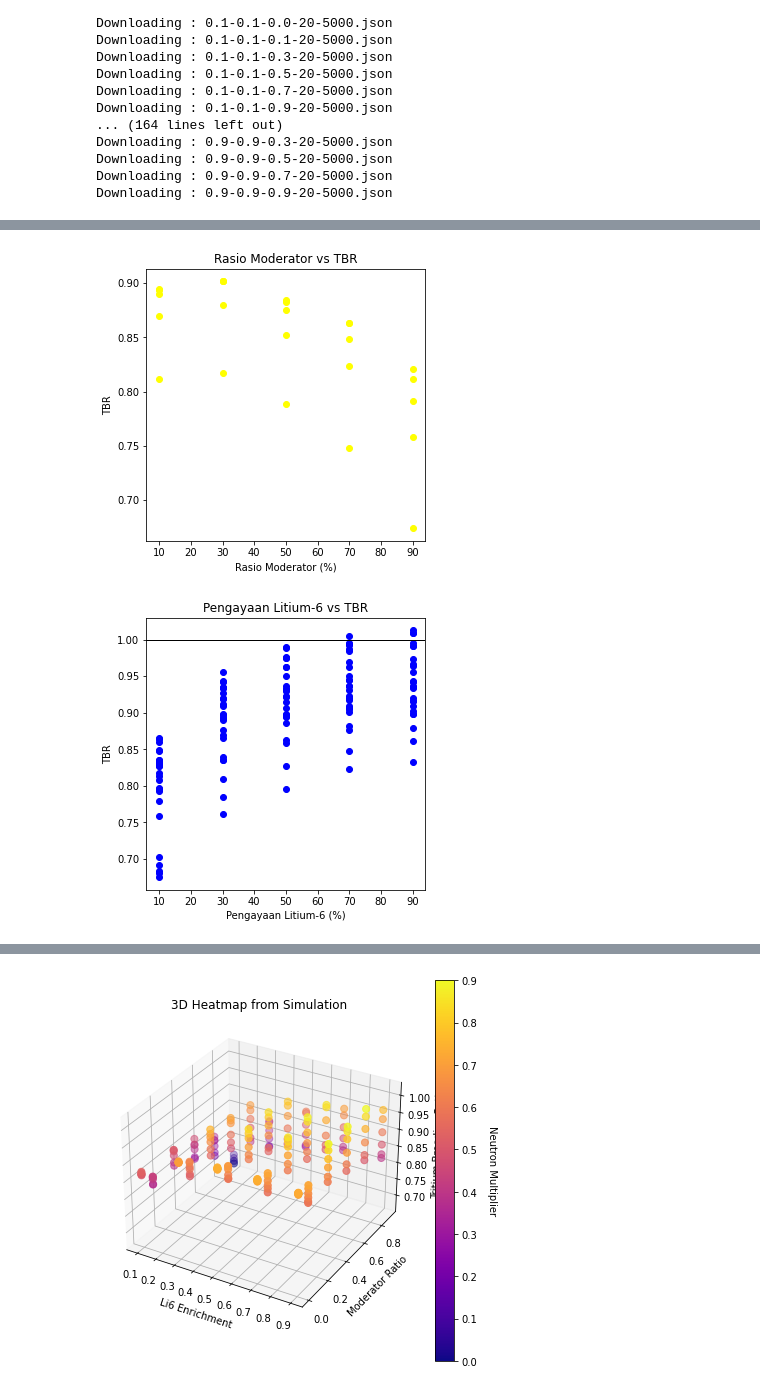
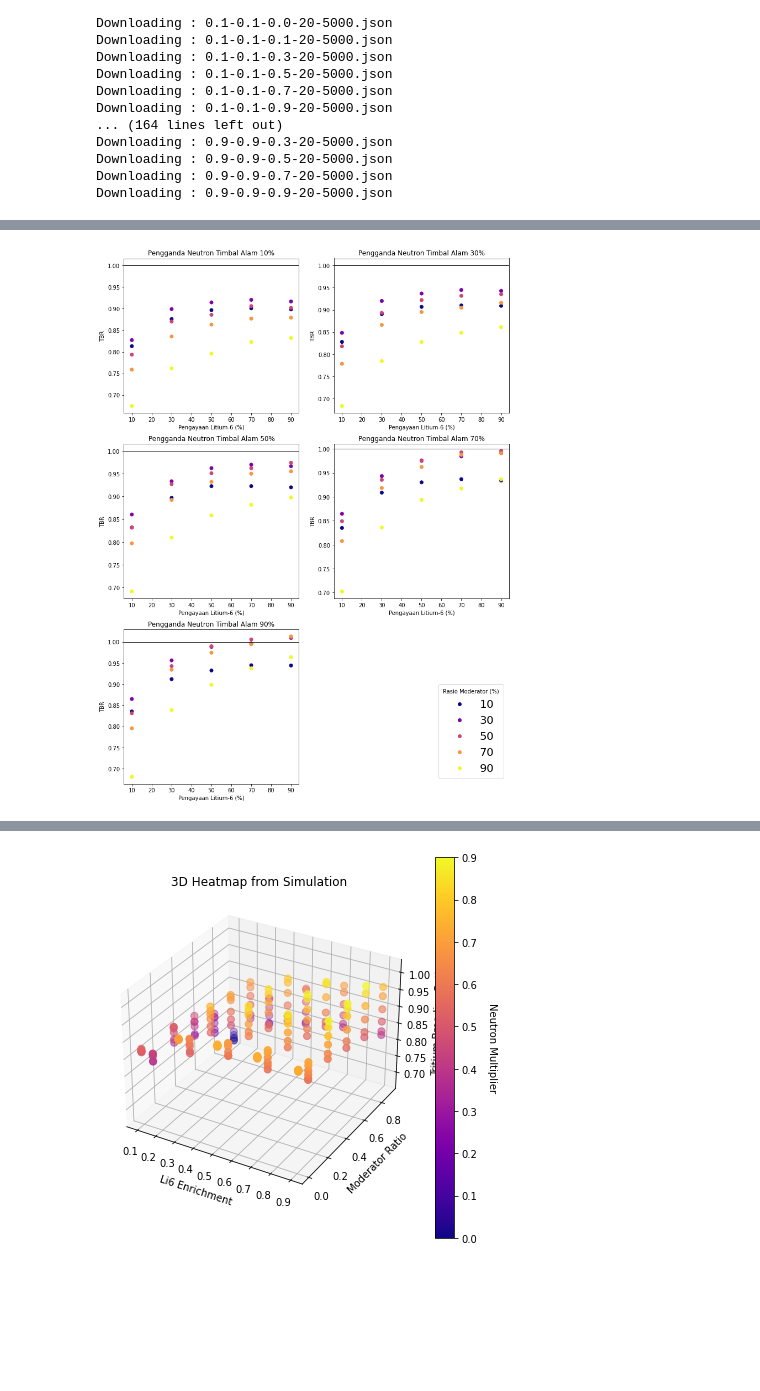
Before and after one commit to husni-zuhdi/husni-undergrad-thesis, a Jupyter notebook: jupyter-notebooks/2-data-analysis/2_Data_Analysis-combined.ipynb, the cells around one changed output, grey strips where cells are left out. Saved outputs shown, nothing was run; the diff lists cells and outputs as text; code cells hidden in the pictures; blank space fills up the shorter version.

```diff
--- a/jupyter-notebooks/2-data-analysis/2_Data_Analysis-combined.ipynb
+++ b/jupyter-notebooks/2-data-analysis/2_Data_Analysis-combined.ipynb
@@ -134,12 +142,3 @@ ax.set(xlabel='Pengayaan Litium-6 (%)', ylabel='TBR')
-# %%
-# Plot each Moderator Ratio vs TBR for df_second
-fig, ax = plt.subplots(1, 1, figsize=(5, 5))
-ax.scatter(df_second.Moderator_ratio*100, df_second.Tbr_OpenMC, c = "yellow", marker = "o")
-ax.set_title("Rasio Moderator vs TBR")
-ax.set(xlabel='Rasio Moderator (%)', ylabel='TBR')
-# plt.savefig('df_second_moderator.png')
-# %% [output]
-[figure, removed]
 # %%
 # Build an excel file for design with moderator and neutron multiplier
 df_third = df.loc[(df["Neutron_multiplier"] != 0.0) & (df["Moderator_ratio"] != 0.0)]
@@ -149,10 +148,46 @@ datatoexcel.save()
+# %%
+df_third_1 = df.loc[(df["Neutron_multiplier"] == 0.1) & (df["Moderator_ratio"] != 0.0)]
+df_third_3 = df.loc[(df["Neutron_multiplier"] == 0.3) & (df["Moderator_ratio"] != 0.0)]
+df_third_5 = df.loc[(df["Neutron_multiplier"] == 0.5) & (df["Moderator_ratio"] != 0.0)]
+df_third_7 = df.loc[(df["Neutron_multiplier"] == 0.7) & (df["Moderator_ratio"] != 0.0)]
+df_third_9 = df.loc[(df["Neutron_multiplier"] == 0.9) & (df["Moderator_ratio"] != 0.0)]
 # %%
 # Plot each 6Li vs TBR for df_third
-fig, ax = plt.subplots(1, 1, figsize=(5, 5))
-ax.scatter(df_third.Li6_enrichment*100, df_third.Tbr_OpenMC, c = "blue", marker = "o")
-ax.set_title("Pengayaan Litium-6 vs TBR")
-ax.set(xlabel='Pengayaan Litium-6 (%)', ylabel='TBR')
-plt.axhline(y=1, linewidth=1, color='k')
-# plt.savefig('df_third_enrich.png')
+fig, ((ax1, ax2), (ax3, ax4), (ax5, ax6)) = plt.subplots(3, 2, figsize=(12.5, 17.5))
+
+# AX1
+scatter = ax1.scatter(df_third_1.Li6_enrichment*100, df_third_1.Tbr_OpenMC, c = df_third_1.Moderator_ratio*100, marker = "o", cmap=cm.plasma)
+ax1.set_title("Pengganda Neutron Timbal Alam 10%")
+ax1.set(xlabel='Pengayaan Litium-6 (%)', ylabel='TBR')
+ax1.axhline(y=1, linewidth=1, color='k')
+
+# AX2
+scatter = ax2.scatter(df_third_3.Li6_enrichment*100, df_third_3.Tbr_OpenMC, c = df_third_3.Moderator_ratio*100, marker = "o", cmap=cm.plasma)
+ax2.set_title("Pengganda Neutron Timbal Alam 30%")
+ax2.set(xlabel='Pengayaan Litium-6 (%)', ylabel='TBR')
+ax2.axhline(y=1, linewidth=1, color='k')
+
+# AX3
+scatter = ax3.scatter(df_third_5.Li6_enrichment*100, df_third_5.Tbr_OpenMC, c = df_third_5.Moderator_ratio*100, marker = "o", cmap=cm.plasma)
+ax3.set_title("Pengganda Neutron Timbal Alam 50%")
+ax3.set(xlabel='Pengayaan Litium-6 (%)', ylabel='TBR')
+ax3.axhline(y=1, linewidth=1, color='k')
+
+# AX4
+scatter = ax4.scatter(df_third_7.Li6_enrichment*100, df_third_7.Tbr_OpenMC, c = df_third_7.Moderator_ratio*100, marker = "o", cmap=cm.plasma)
+ax4.set_title("Pengganda Neutron Timbal Alam 70%")
+ax4.set(xlabel='Pengayaan Litium-6 (%)', ylabel='TBR')
+ax4.axhline(y=1, linewidth=1, color='k')
+
+# AX5
+scatter = ax5.scatter(df_third_9.Li6_enrichment*100, df_third_9.Tbr_OpenMC, c = df_third_9.Moderator_ratio*100, marker = "o", cmap=cm.plasma)
+ax5.set_title("Pengganda Neutron Timbal Alam 90%")
+ax5.set(xlabel='Pengayaan Litium-6 (%)', ylabel='TBR')
+ax5.axhline(y=1, linewidth=1, color='k')
+
+# AX6
+ax6.axis('off')
+legend = plt.legend(*scatter.legend_elements(), loc="lower right", title="Rasio Moderator (%)", prop={'size': 20})
+plt.savefig('df_third.png')
 # %% [output]
-[figure, old version]
+[figure, new version]
```
Also changed, not shown: parts of 15 cells of this notebook, 2 other files.
